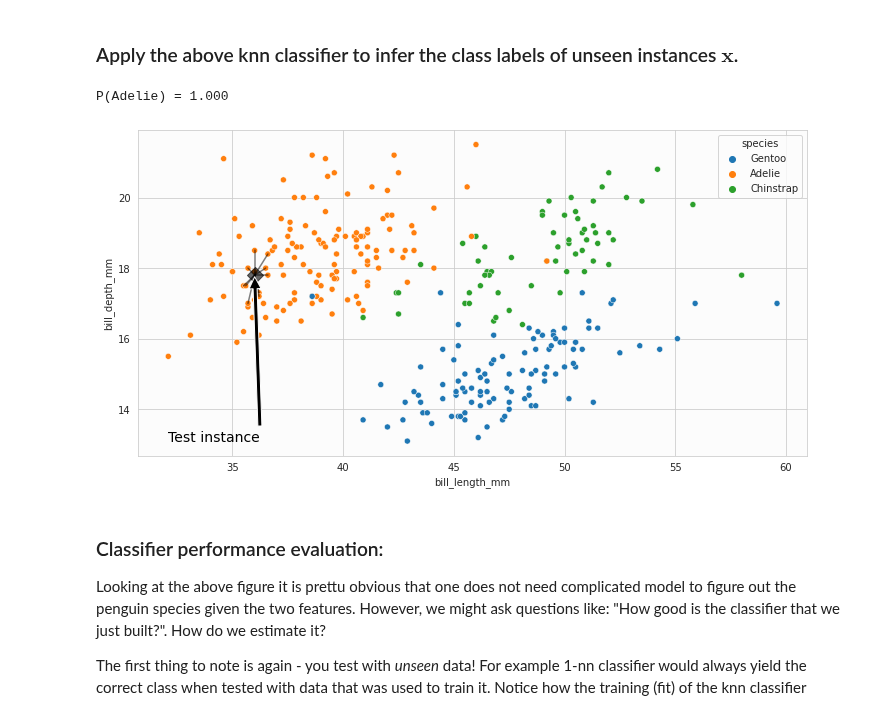
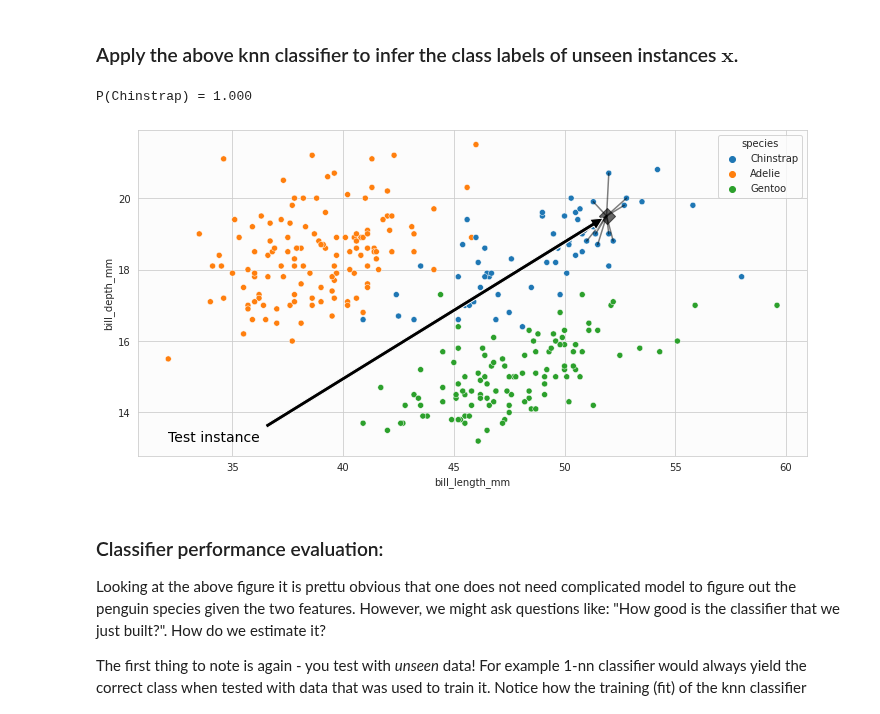
Before and after one commit to topiko/MLcourseMaterial, a Jupyter notebook: Basics/MLbasics.ipynb, the cells around one changed output. Drawn from its saved outputs; the diff is of its cells as text; code cells hidden in the pictures.

```diff
--- a/Basics/MLbasics.ipynb
+++ b/Basics/MLbasics.ipynb
@@ -300,36 +301,36 @@ class knn_classifier():
 # The number of neighbors to consider:
 k = 12
 
 # Create and fit the classifier:
 knn = knn_classifier(k=k).fit(X_train, y_train)
 
 # Pick a test index, the test instance is then drawn from the above separated test set.
-test_idx = 4
+test_idx = 2
 X_valid_instance = X_valid.iloc[test_idx]
 
 # Call the predict of 1-nn classifier:
 y_preds, probs, idxs = knn.predict(X_valid_instance)
 
 # Print the probabilites gfor each class:
 prob_str = 'P({0:}) = {1:.3f}'
 for y_pred, prob in zip(y_preds, probs):
     print(prob_str.format(y_pred, prob))
 
 # Plot figure where the nearest neighbors are explicitly shown:
 xtest_x = X_valid_instance.loc[xlabel]
 xtest_y = X_valid_instance.loc[ylabel]
 ax = plot_penguins((xtest_x, xtest_y))
 
 for idx in idxs:
     nn_x = X_train.iloc[idx][xlabel]
     nn_y = X_train.iloc[idx][ylabel]
     ax.plot([xtest_x, nn_x], [xtest_y, nn_y], color='black', alpha=.5)
 
 
 plt.show()
 # %% [output]
-P(Adelie) = 1.000
+P(Chinstrap) = 1.000
-[figure, old version]
+[figure, new version]
 # %% [markdown]
 ### Classifier performance evaluation:
 
```
Also changed, not shown: parts of 3 cells of this notebook.
